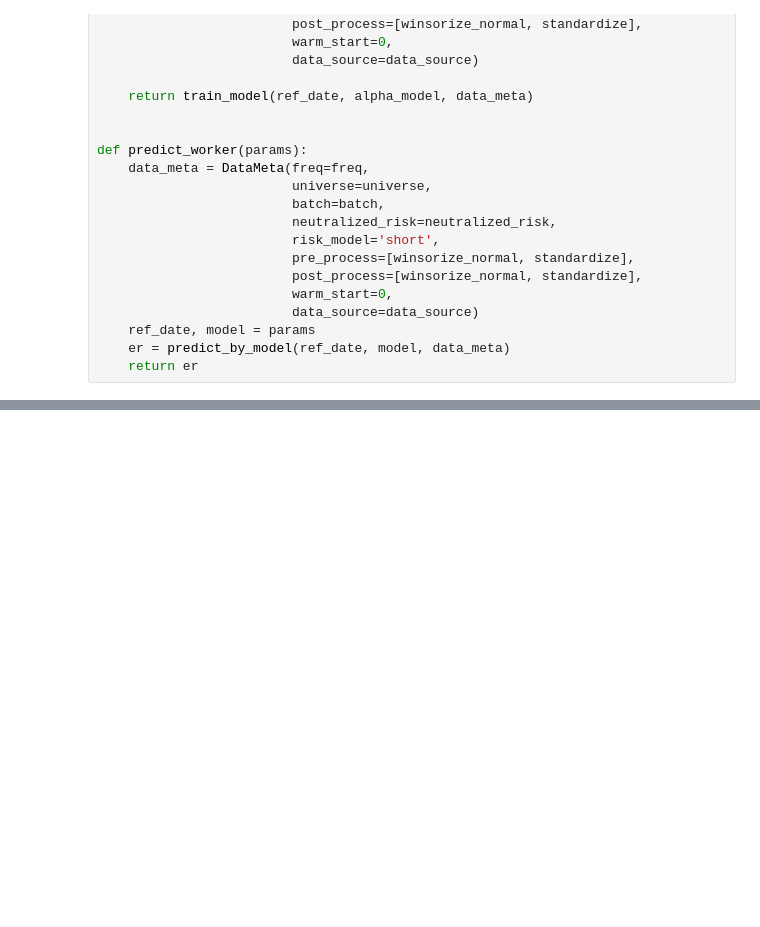
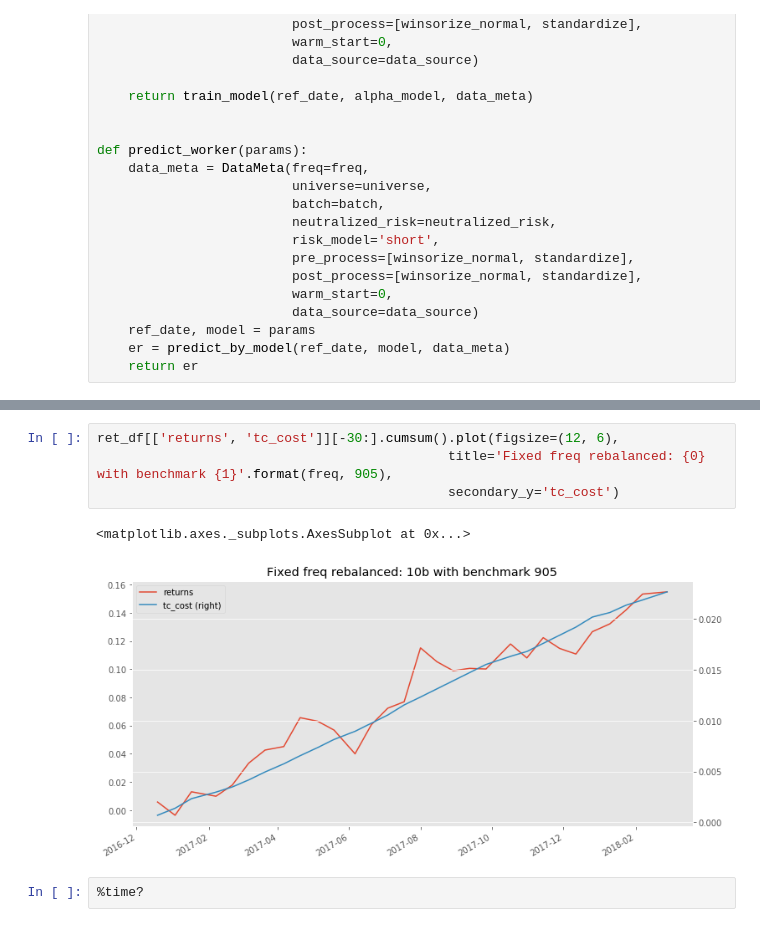
Before and after one commit to alpha-miner/alpha-mind, a Jupyter notebook: notebooks/Example 2 - Strategy Analysis.ipynb, the cells around one changed output, grey strips where cells are left out. Drawn from its saved outputs; the diff is of its cells as text; blank space fills up the shorter version.

```diff
--- a/notebooks/Example 2 - Strategy Analysis.ipynb
+++ b/notebooks/Example 2 - Strategy Analysis.ipynb
@@ -230,0 +235,9 @@ ret_df[['returns', 'tc_cost']].cumsum().plot(figsize=(12, 6),
+# %%
+ret_df[['returns', 'tc_cost']][-30:].cumsum().plot(figsize=(12, 6),
+                                             title='Fixed freq rebalanced: {0} with benchmark {1}'.format(freq, 905),
+                                             secondary_y='tc_cost')
+# %% [output]
+<matplotlib.axes._subplots.AxesSubplot at 0x...>
+[figure, added]
+# %%
+%time?
```
Also changed, not shown: parts of 4 cells of this notebook, 3 other files.
